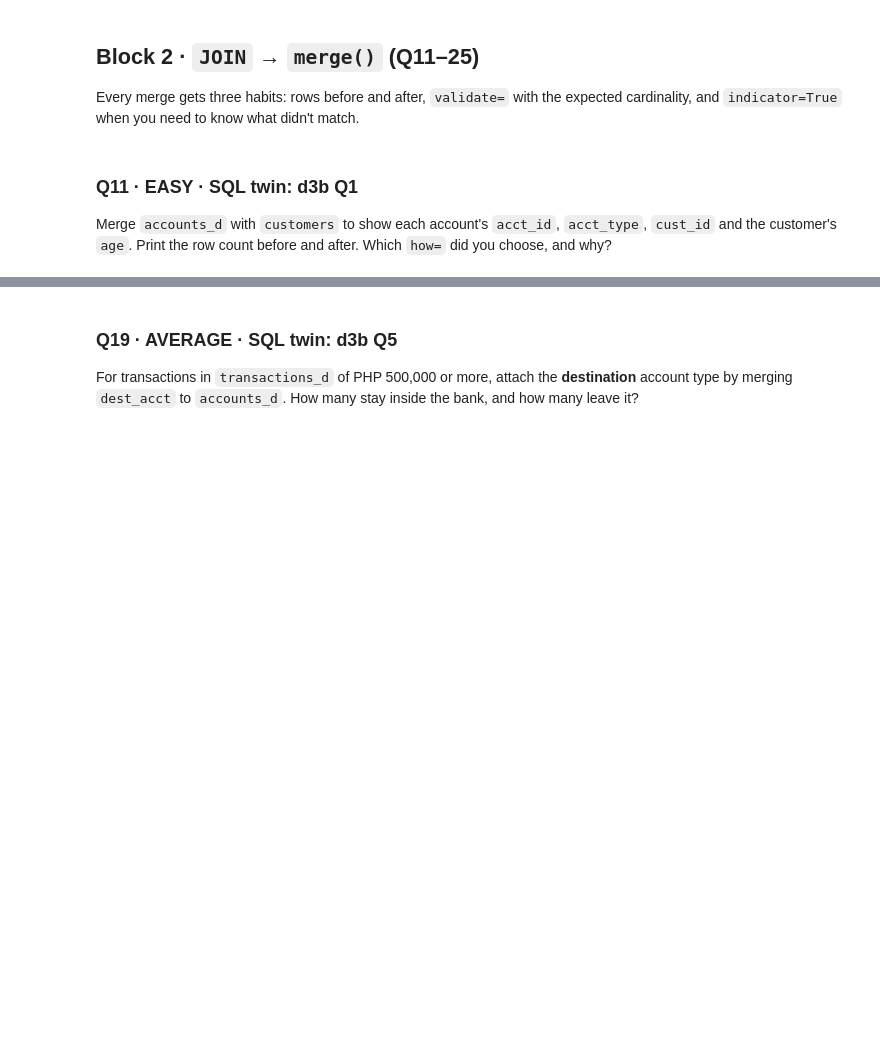
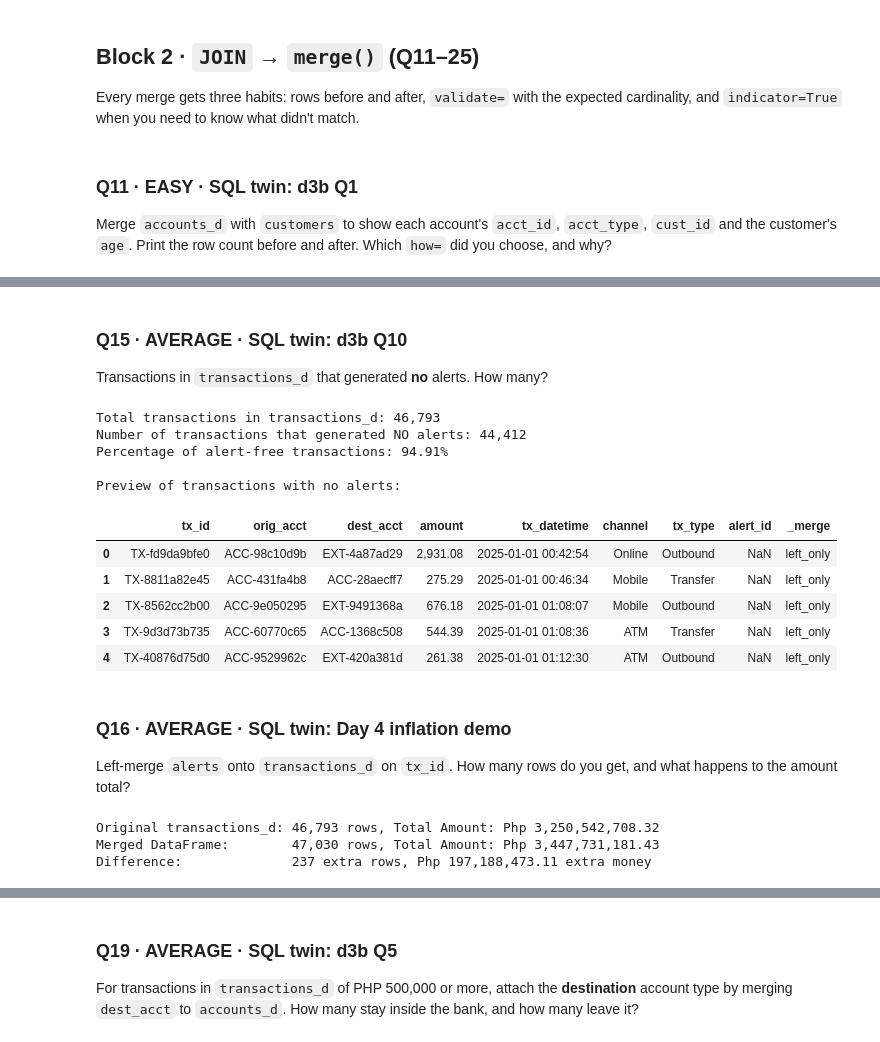
Before and after one commit to n5n0/eskwelabs-portfolio, a Jupyter notebook: py7_tables_practice_bank_Crinan.ipynb, the cells around one changed output, grey strips where cells are left out. Cells and saved outputs as stored; diff of their text form; code cells hidden in the pictures; blank space fills up the shorter version.

```diff
--- a/py7_tables_practice_bank_Crinan.ipynb
+++ b/py7_tables_practice_bank_Crinan.ipynb
@@ -332,0 +536,64 @@ Merge `accounts_d` with `customers` to show each account's `acct_id`, `acct_type
+# %% [markdown]
+### Q15 · AVERAGE · SQL twin: d3b Q10
+
+Transactions in `transactions_d` that generated **no** alerts. How many?
+# %%
+# Q15: Transactions in transactions_d that generated no alerts
+tx_alerts_merge = pd.merge(
+    transactions_d,
+    alerts[["tx_id", "alert_id"]],
+    on="tx_id",
+    how="left",
+    indicator=True
+)
+
+# Count transactions with no matching alerts (labeled 'left_only')
+no_alert_txs = tx_alerts_merge[tx_alerts_merge["_merge"] == "left_only"]
+num_no_alerts = len(no_alert_txs)
+
+print(f"Total transactions in transactions_d: {len(transactions_d):,}")
+print(f"Number of transactions that generated NO alerts: {num_no_alerts:,}")
+print(f"Percentage of alert-free transactions: {num_no_alerts / len(transactions_d) * 100:.2f}%")
+
+if num_no_alerts > 0:
+    print(
+        "\nPreview of transactions with no alerts:"
+    )
+    display(no_alert_txs.head())
+# %% [output]
+Total transactions in transactions_d: 46,793
+Number of transactions that generated NO alerts: 44,412
+Percentage of alert-free transactions: 94.91%
+
+Preview of transactions with no alerts:
+|  | tx_id | orig_acct | dest_acct | amount | tx_datetime | channel | tx_type | alert_id | _merge |
+| 0 | TX-fd9da9bfe0 | ACC-98c10d9b | EXT-4a87ad29 | 2,931.08 | 2025-01-01 00:42:54 | Online | Outbound | NaN | left_only |
+| 1 | TX-8811a82e45 | ACC-431fa4b8 | ACC-28aecff7 | 275.29 | 2025-01-01 00:46:34 | Mobile | Transfer | NaN | left_only |
+| 2 | TX-8562cc2b00 | ACC-9e050295 | EXT-9491368a | 676.18 | 2025-01-01 01:08:07 | Mobile | Outbound | NaN | left_only |
+| 3 | TX-9d3d73b735 | ACC-60770c65 | ACC-1368c508 | 544.39 | 2025-01-01 01:08:36 | ATM | Transfer | NaN | left_only |
+| 4 | TX-40876d75d0 | ACC-9529962c | EXT-420a381d | 261.38 | 2025-01-01 01:12:30 | ATM | Outbound | NaN | left_only |
+# %% [markdown]
+### Q16 · AVERAGE · SQL twin: Day 4 inflation demo
+
+Left-merge `alerts` onto `transactions_d` on `tx_id`. How many rows do you get, and what happens to the amount total?
+# %%
+# Q16: Left-merge alerts onto transactions_d
+tx_alerts_left = pd.merge(
+    transactions_d,
+    alerts[["tx_id", "alert_id"]],
+    on="tx_id",
+    how="left"
+)
+
+original_rows = len(transactions_d)
+merged_rows = len(tx_alerts_left)
+original_amount = transactions_d["amount"].sum()
+merged_amount = tx_alerts_left["amount"].sum()
+
+print(f"Original transactions_d: {original_rows:,} rows, Total Amount: Php {original_amount:,.2f}")
+print(f"Merged DataFrame:        {merged_rows:,} rows, Total Amount: Php {merged_amount:,.2f}")
+print(f"Difference:              {merged_rows - original_rows:,} extra rows, Php {merged_amount - original_amount:,.2f} extra money")
+# %% [output]
+Original transactions_d: 46,793 rows, Total Amount: Php 3,250,542,708.32
+Merged DataFrame:        47,030 rows, Total Amount: Php 3,447,731,181.43
+Difference:              237 extra rows, Php 197,188,473.11 extra money
```
Also changed, not shown: parts of 45 cells of this notebook.
